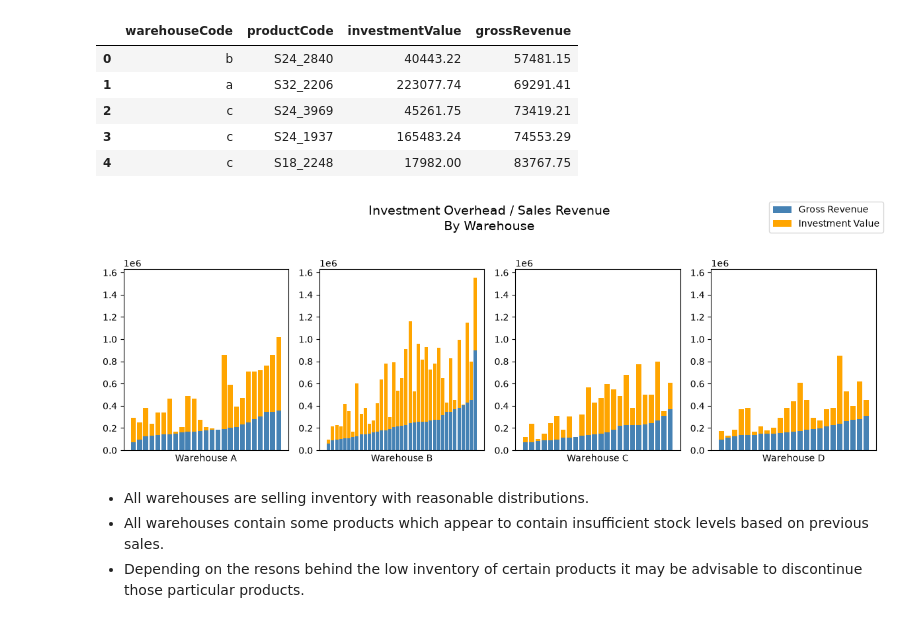
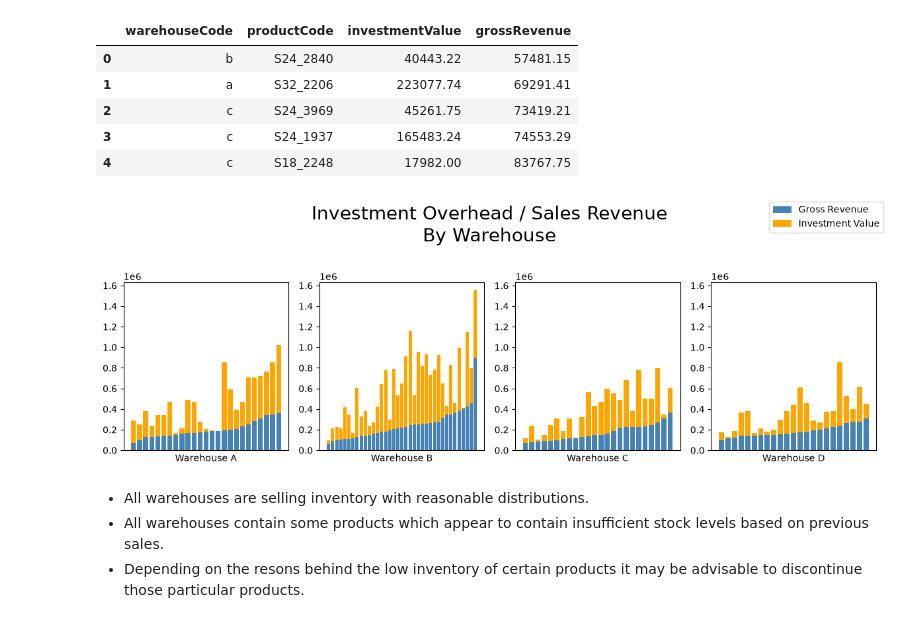
Before and after one commit to BCPMcustom/courseraSQL, a Jupyter notebook: Course#10/MintClassics.ipynb, the cells around one changed output. Cells and saved outputs as stored; diff of their text form; code cells hidden in the pictures.

```diff
--- a/Course#10/MintClassics.ipynb
+++ b/Course#10/MintClassics.ipynb
@@ -131,39 +132,39 @@ df_WHd = df_WH[(df_WH['warehouseCode'] == 'd')].sort_values('grossRevenue')
 # %%
 fig, ax = plt.subplots(1, 4, figsize=(12, 4))
 
-fig.suptitle('Investment Overhead / Sales Revenue\nBy Warehouse', fontsize=14, y=1.02)
+fig.suptitle('Investment Overhead / Sales Revenue\nBy Warehouse', fontsize=20, y=1.02)
 
 ax[0].bar(df_WHa['productCode'], df_WHa['grossRevenue'], color='steelblue').set_label('Gross Revenue')
 ax[0].bar(df_WHa['productCode'], df_WHa['investmentValue'], bottom=df_WHa['grossRevenue'], color='orange').set_label('Investment Value')
 ax[0].set_xlabel("Warehouse A")
 ax[0].set_xticks([])
 
 ax[1].bar(df_WHb['productCode'], df_WHb['grossRevenue'], color='steelblue')
 ax[1].bar(df_WHb['productCode'], df_WHb['investmentValue'], bottom=df_WHb['grossRevenue'], color='orange')
 ax[1].set_xlabel("Warehouse B")
 ax[1].set_xticks([])
 
 ax[2].bar(df_WHc['productCode'], df_WHc['grossRevenue'], color='steelblue')
 ax[2].bar(df_WHc['productCode'], df_WHc['investmentValue'], bottom=df_WHc['grossRevenue'], color='orange')
 ax[2].set_xlabel("Warehouse C")
 ax[2].set_xticks([])
 
 ax[3].bar(df_WHd['productCode'], df_WHd['grossRevenue'], color='steelblue')
 ax[3].bar(df_WHd['productCode'], df_WHd['investmentValue'], bottom=df_WHd['grossRevenue'], color='orange')
 ax[3].set_xlabel("Warehouse D")
 ax[3].set_xticks([])
 
 fig.legend()
 
 ax[1].sharey(ax[0])
 ax[2].sharey(ax[0])
 ax[3].sharey(ax[0])
 
 plt.tight_layout()
 plt.show()
 plt.close('all')
 # %% [output]
-[figure, old version]
+[figure, new version]
 # %% [markdown]
 - All warehouses are selling inventory with reasonable distributions.
 - All warehouses contain some products which appear to contain insufficient stock levels based on previous sales.
```
Also changed, not shown: parts of 12 cells of this notebook.
